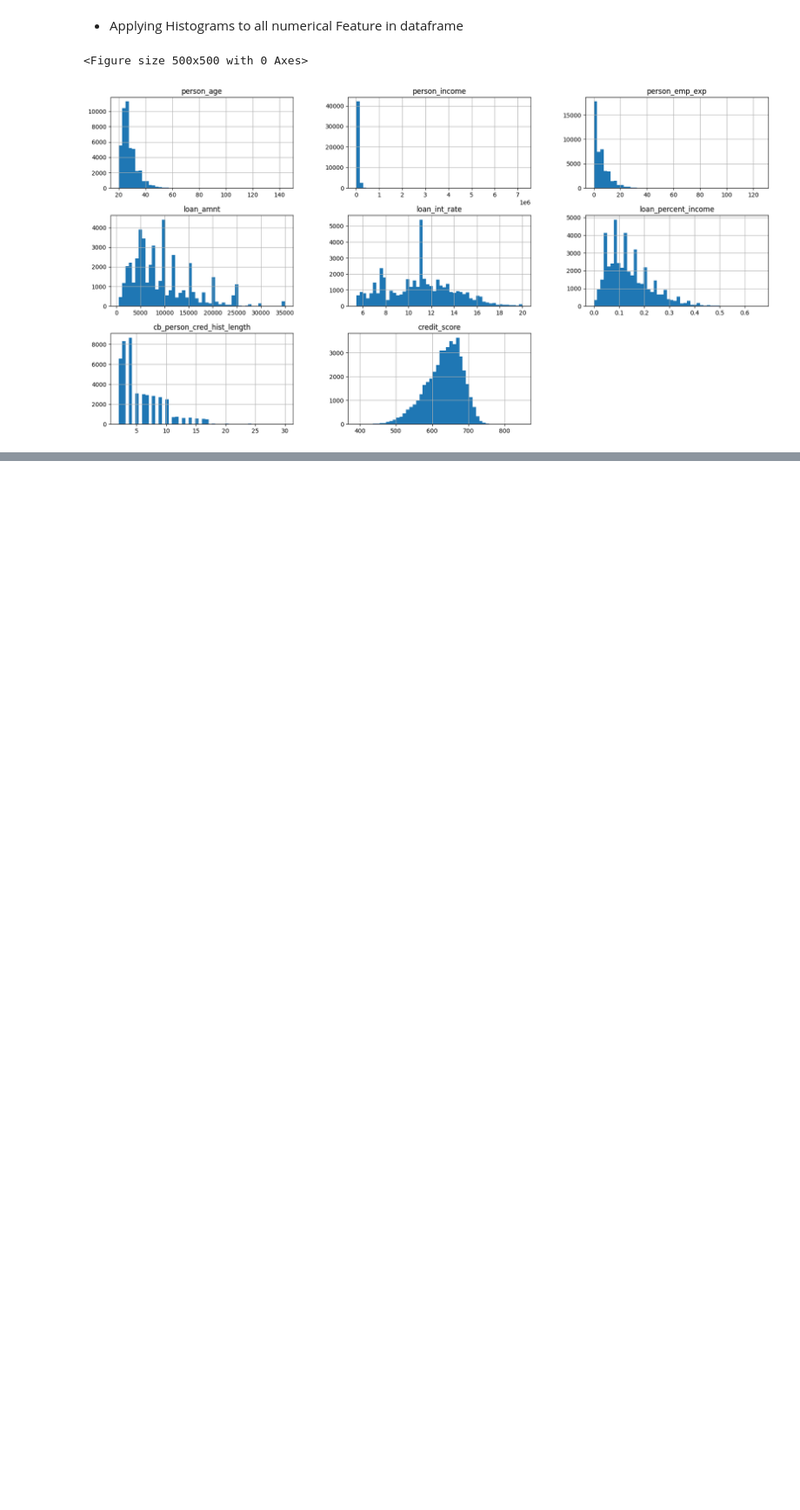
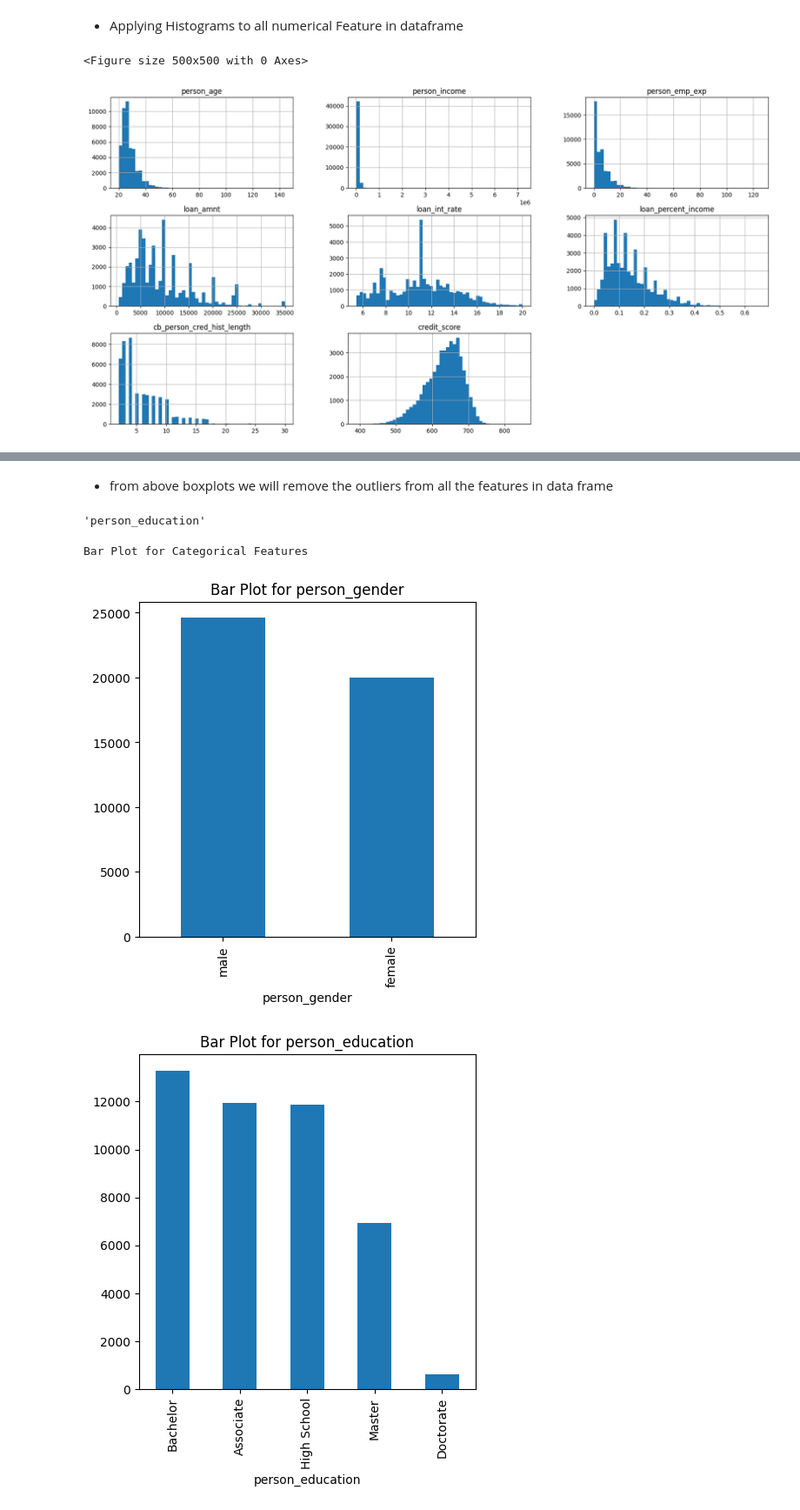
Before and after one commit to saikiran927/Loan_Approval_Classifier, a Jupyter notebook: data_preprocessing.ipynb, the cells around one changed output, grey strips where cells are left out. Shown: that part at 87% size. Cells and saved outputs as stored; diff of their text form; code cells hidden in the pictures; blank space fills up the shorter version.

```diff
--- a/data_preprocessing.ipynb
+++ b/data_preprocessing.ipynb
@@ -250,0 +266,25 @@ def boxplot_cat_cols(df):
+# %% [markdown]
+* from above boxplots we will remove the outliers from all the features in data frame
+# %%
+df=df[df['person_age']<=80]
+df=df[(df['credit_score']>=400) & (df['credit_score']<900)]
+df=df[df['person_emp_exp']<60]
+df=df[df['person_income']<300000]
+# %%
+cat_cols[0][1]
+# %% [output]
+'person_education'
+# %%
+def visualize_cat_cols(df):
+    print("Bar Plot for Categorical Features")
+    for col in cat_cols[0]:
+        plt.figure(figsize=(5,5))
+        df[col].value_counts().plot(kind='bar')
+        plt.title("Bar Plot for "+ str(col))
+        plt.show()
+# %%
+visualize_cat_cols(df)
+# %% [output]
+Bar Plot for Categorical Features
+[figure, added]
+[figure, added]
```
Also changed, not shown: parts of 17 cells of this notebook.
